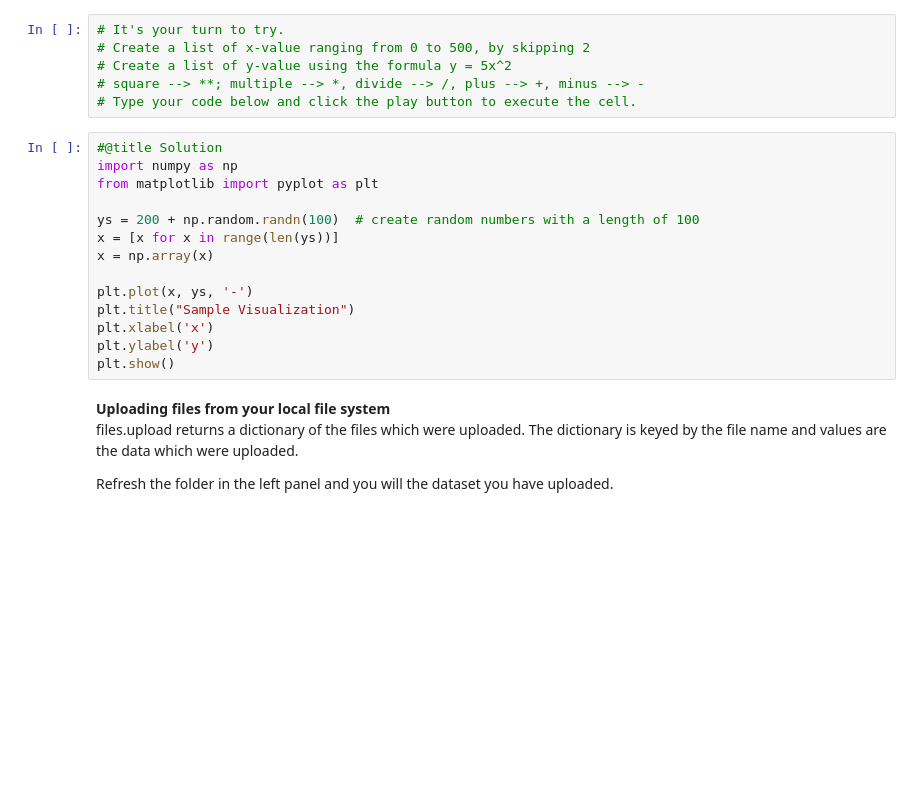
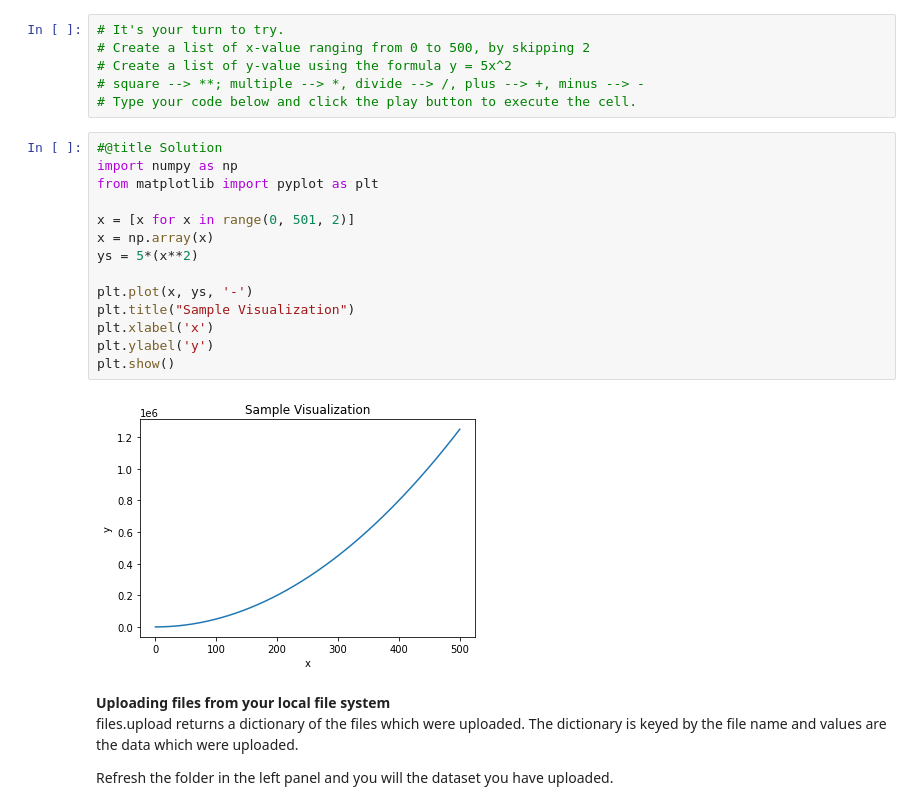
Before and after one commit to shiernee/AI_Tutorial, a Jupyter notebook: AI_Workshop_Day1.ipynb, the cells around one changed output. Cells and saved outputs as stored; diff of their text form; blank space fills up the shorter version.

```diff
--- a/AI_Workshop_Day1.ipynb
+++ b/AI_Workshop_Day1.ipynb
@@ -110,17 +141,19 @@ plt.show()
 # %%
 #@title Solution
 import numpy as np
 from matplotlib import pyplot as plt
 
-ys = 200 + np.random.randn(100)  # create random numbers with a length of 100
-x = [x for x in range(len(ys))]
+x = [x for x in range(0, 501, 2)]
 x = np.array(x)
+ys = 5*(x**2)
 
 plt.plot(x, ys, '-')
 plt.title("Sample Visualization")
 plt.xlabel('x')
 plt.ylabel('y')
 plt.show()
+# %% [output]
+[figure, added]
 # %% [markdown]
 **Uploading files from your local file system** <br>
 files.upload returns a dictionary of the files which were uploaded. The dictionary is keyed by the file name and values are the data which were uploaded. <br>
```
Also changed, not shown: parts of 22 cells of this notebook.
